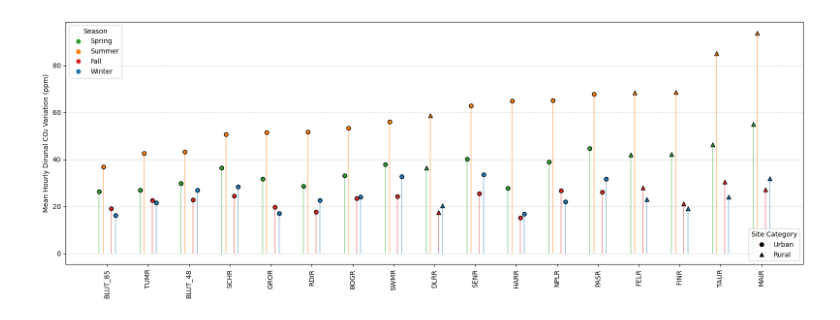
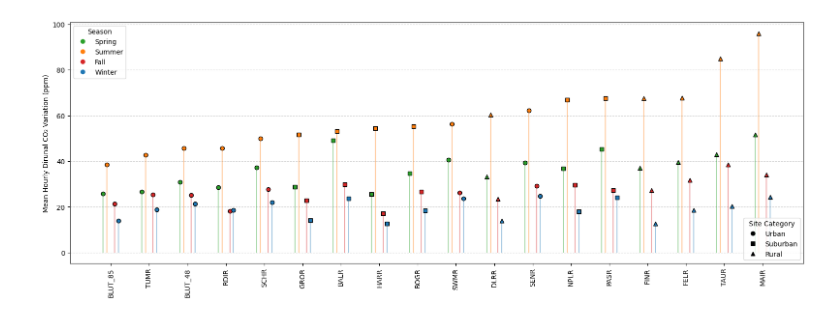
Before and after one commit to tum-esm/ACROPOLIS-data-processing, a Jupyter notebook: notebooks/temporal_patterns/seasonal_variation.ipynb, the cells around one changed output. Drawn from its saved outputs; the diff is of its cells as text; code cells hidden in the pictures.

Commit message:
updates for plotting

```diff
--- a/notebooks/temporal_patterns/seasonal_variation.ipynb
+++ b/notebooks/temporal_patterns/seasonal_variation.ipynb
@@ -29,10 +29,10 @@ config = load_json_config("config.json")
 df_sites = []
 
 # add datetime information
-spring = range(80, 172)
-summer = range(172, 264)
-fall = range(264, 355)
-winter = list(range(355, 367)) + list(range(0, 80))
+spring = [3,4,5]
+summer = [6,7,8]
+fall = [9,10,11]
+winter = [12,1,2]
 
 for site in config["icos_cities_portal"]["site_names"]:
 
@@ -46,13 +46,13 @@ for site in config["icos_cities_portal"]["site_names"]:
             pl.col("datetime")
             .dt.convert_time_zone("Europe/Berlin")
             .alias("datetime_local")) \
-            .with_columns(pl.col("datetime_local").dt.ordinal_day().alias("day_of_year"),
+            .with_columns(pl.col("datetime_local").dt.month().alias("month"),
                           pl.col("datetime_local").dt.hour().alias("hour_of_day")) \
             .with_columns(
-                pl.when(pl.col("day_of_year").is_in(spring)).then(pl.lit("spring"))
-                .when(pl.col("day_of_year").is_in(summer)).then(pl.lit("summer"))
-                .when(pl.col("day_of_year").is_in(fall)).then(pl.lit("fall"))
-                .when(pl.col("day_of_year").is_in(winter)).then(pl.lit("winter"))
+                pl.when(pl.col("month").is_in(spring)).then(pl.lit("spring"))
+                .when(pl.col("month").is_in(summer)).then(pl.lit("summer"))
+                .when(pl.col("month").is_in(fall)).then(pl.lit("fall"))
+                .when(pl.col("month").is_in(winter)).then(pl.lit("winter"))
                 .otherwise(None)
                 .alias("season")
             ).group_by(["site", "season", "hour_of_day"]) \
@@ -78,7 +78,7 @@ def get_marker(site):
         return "o"  # Circle
     elif site in config["site_classification"]["rural"]:
         return "^"  # Triangle
-    else:
+    elif site in config["site_classification"]["suburban"]:
         return "s"  # Square fallback
 
 # Define colors and offsets
@@ -170,31 +170,32 @@ season_handles = [
 ax = plt.gca()
 handles, labels = ax.get_legend_handles_labels()
 
 # Remove duplicate labels and keep the first occurrence
 unique = {}
 for h, l in zip(handles, labels):
     if l not in unique:
         unique[l] = h
 
 leg1 = ax.legend(handles=season_handles, title="Season", loc="upper left")
 
 # Create legend handles for site categories
 marker_handles = [
     mlines.Line2D([], [], color="black", marker="o", linestyle="None", label="Urban"),
+        mlines.Line2D([], [], color="black", marker="s", linestyle="None", label="Suburban"),
     mlines.Line2D([], [], color="black", marker="^", linestyle="None", label="Rural"),
 ]
 leg2 = ax.legend(handles=marker_handles, title="Site Category", loc="lower right")
 ax.add_artist(leg1)
 
 plt.xticks(
     ticks=np.arange(len(sites_order)),
     labels=sites_order,
     rotation=90
 )
 plt.ylabel("Mean Hourly Dirunal CO₂ Variation (ppm)")
 #plt.title("Mean Hourly Dirunal CO₂ Variation by Site and Season")
 plt.grid(axis="y", linestyle="--", alpha=0.5)
 plt.tight_layout()
 plt.show()
 # %% [output]
-[figure, old version]
+[figure, new version]
```
Also changed, not shown: parts of 3 cells of this notebook, 2 other files.
